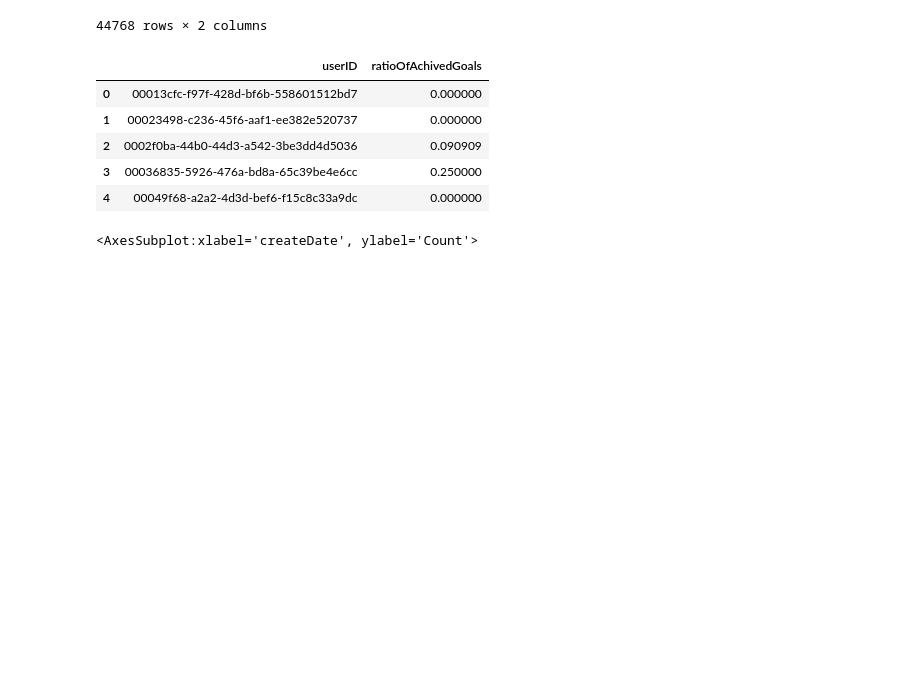
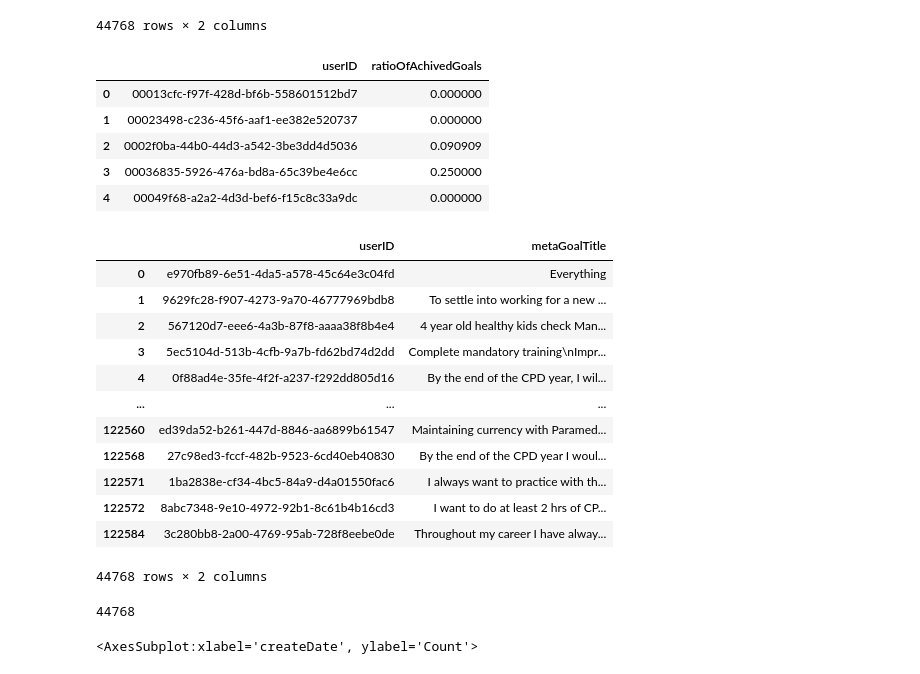
Before and after one commit to BenQuartermaine/customerclustering, a Jupyter notebook: notebooks/ran.ipynb, the cells around one changed output. Drawn from its saved outputs; the diff is of its cells as text; code cells hidden in the pictures; blank space fills up the shorter version.

Commit message:
created the goal.py to get goal features

```diff
--- a/notebooks/ran.ipynb
+++ b/notebooks/ran.ipynb
@@ -551,9 +548,27 @@ df_goal
 # %%
 # get title
 # join all goal titles together
 df_goal=df_goal_copy
-df_goal['metaGoalTitle']=df_goal.groupby('userID')[['title']].apply(lambda x: ' '.join(x))
-df_goal[['userID','mergedGoalTitle']].drop_duplicates()
+df_goal['metaGoalTitle']=df_goal.groupby('userID')[['title']].transform(lambda x: ' '.join(x))
+df_goal[['userID','metaGoalTitle']].drop_duplicates()
+# %% [output]
+|  | userID | metaGoalTitle |
+| 0 | e970fb89-6e51-4da5-a578-45c64e3c04fd | Everything |
+| 1 | 9629fc28-f907-4273-9a70-46777969bdb8 | To settle into working for a new ... |
+| 2 | 567120d7-eee6-4a3b-87f8-aaaa38f8b4e4 | 4 year old healthy kids check Man... |
+| 3 | 5ec5104d-513b-4cfb-9a7b-fd62bd74d2dd | Complete mandatory training\nImpr... |
+| 4 | 0f88ad4e-35fe-4f2f-a237-f292dd805d16 | By the end of the CPD year, I wil... |
+| ... | ... | ... |
+| 122560 | ed39da52-b261-447d-8846-aa6899b61547 | Maintaining currency with Paramed... |
+| 122568 | 27c98ed3-fccf-482b-9523-6cd40eb40830 | By the end of the CPD year I woul... |
+| 122571 | 1ba2838e-cf34-4bc5-84a9-d4a01550fac6 | I always want to practice with th... |
+| 122572 | 8abc7348-9e10-4972-92b1-8c61b4b16cd3 | I want to do at least 2 hrs of CP... |
+| 122584 | 3c280bb8-2a00-4769-95ab-728f8eebe0de | Throughout my career I have alway... |
+44768 rows × 2 columns
+# %%
+df_goal['userID'].nunique()# good
+# %% [output]
+44768
 # %%
 # see which month over the years has the most goals set
 import seaborn as sns
```
Also changed, not shown: parts of 1 cell of this notebook, 2 other files.
